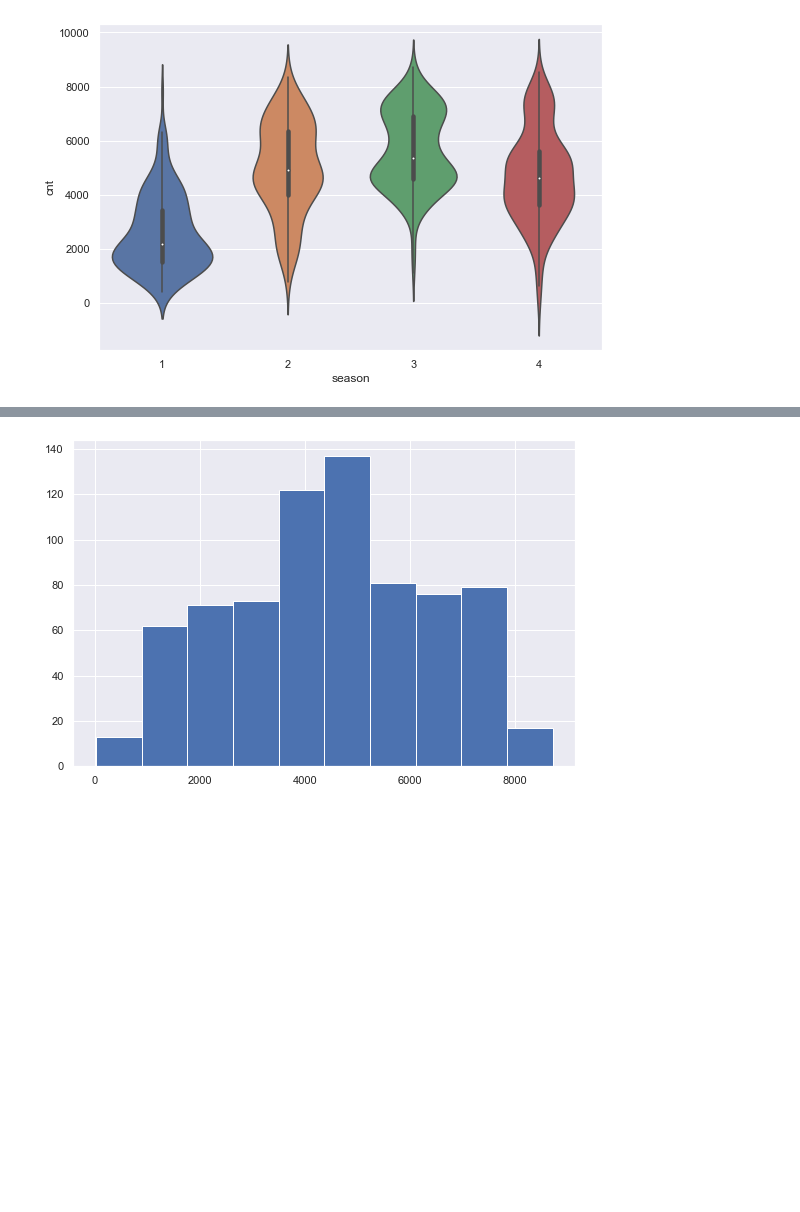
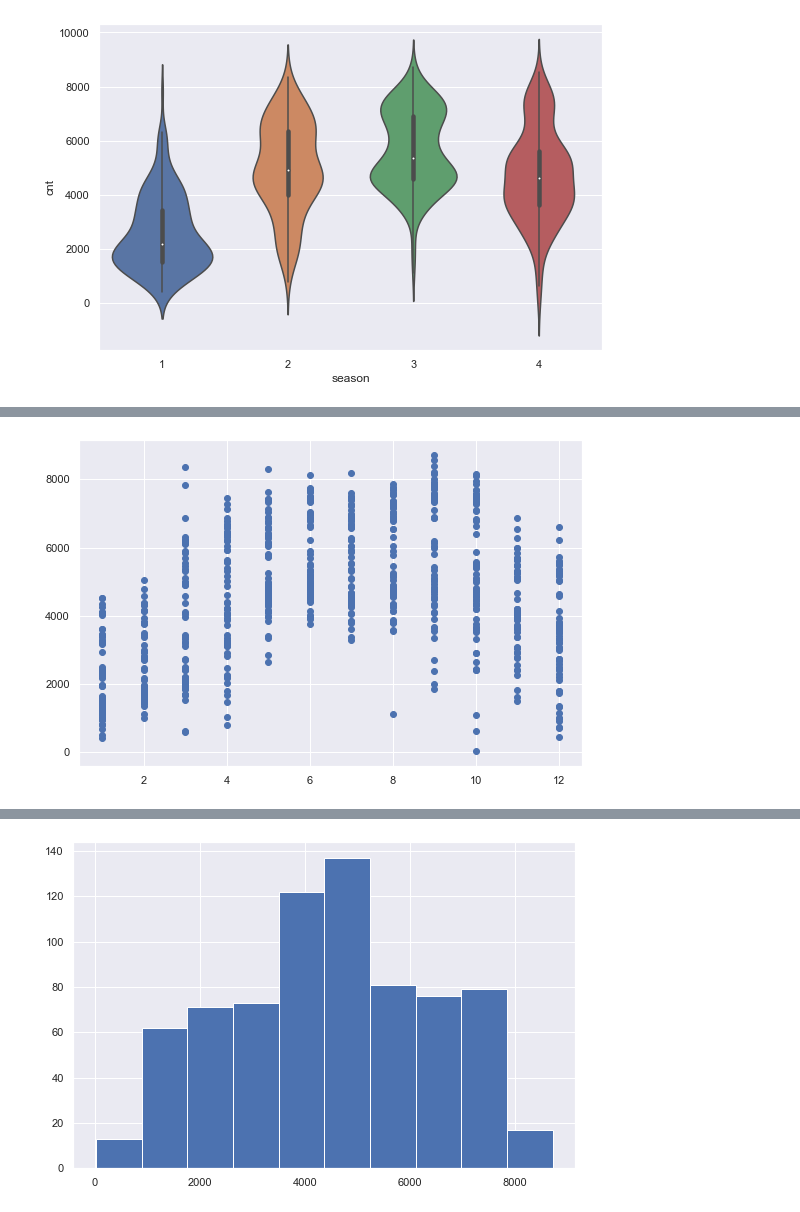
Before and after one commit to FaritR/mlcourse.ai, a Jupyter notebook: jupyter_russian/topic06_features/lesson6_regression_bikes_inclass_march19.ipynb, the cells around one changed output, grey strips where cells are left out. Saved outputs shown, nothing was run; the diff lists cells and outputs as text; code cells hidden in the pictures; blank space fills up the shorter version.

```diff
--- a/jupyter_russian/topic06_features/lesson6_regression_bikes_inclass_march19.ipynb
+++ b/jupyter_russian/topic06_features/lesson6_regression_bikes_inclass_march19.ipynb
@@ -39,0 +75,4 @@ sns.violinplot(data['season'],data['cnt']);
+# %%
+plt.scatter(data.mnth, data.cnt);
+# %% [output]
+[figure, added]
```
Also changed, not shown: parts of 11 cells of this notebook.
